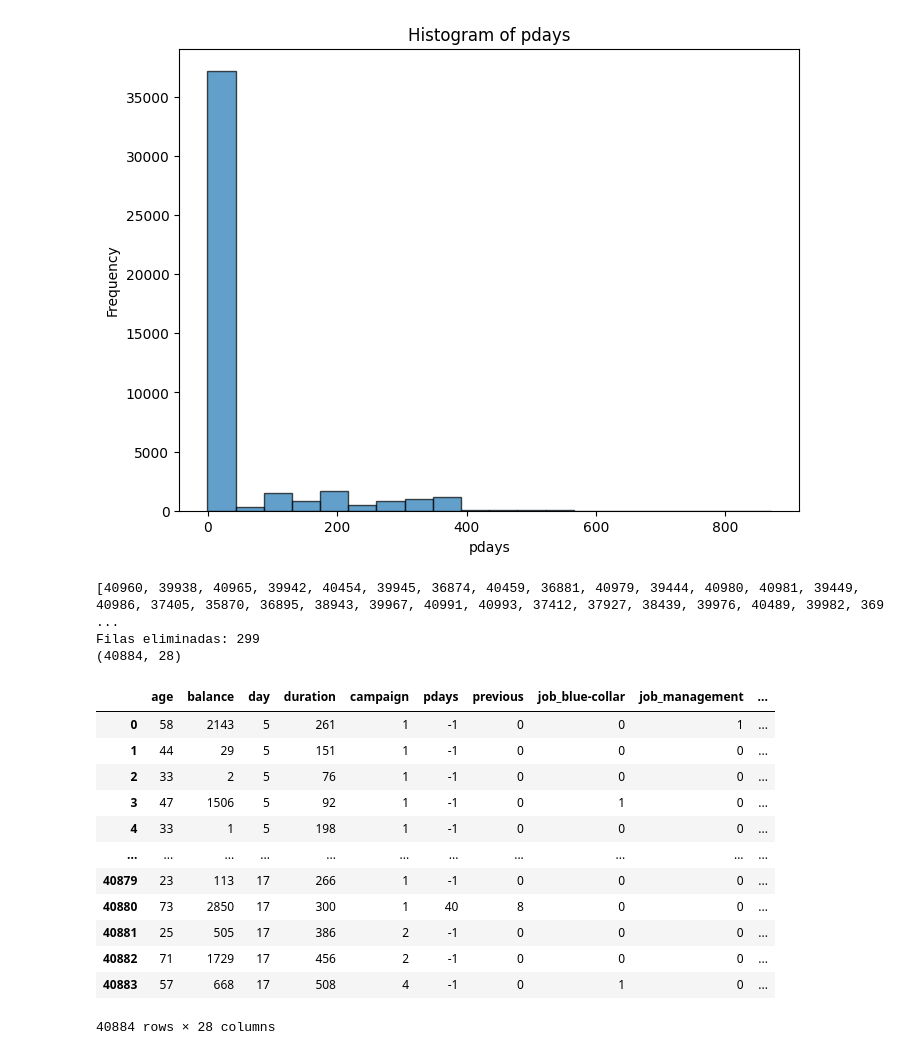
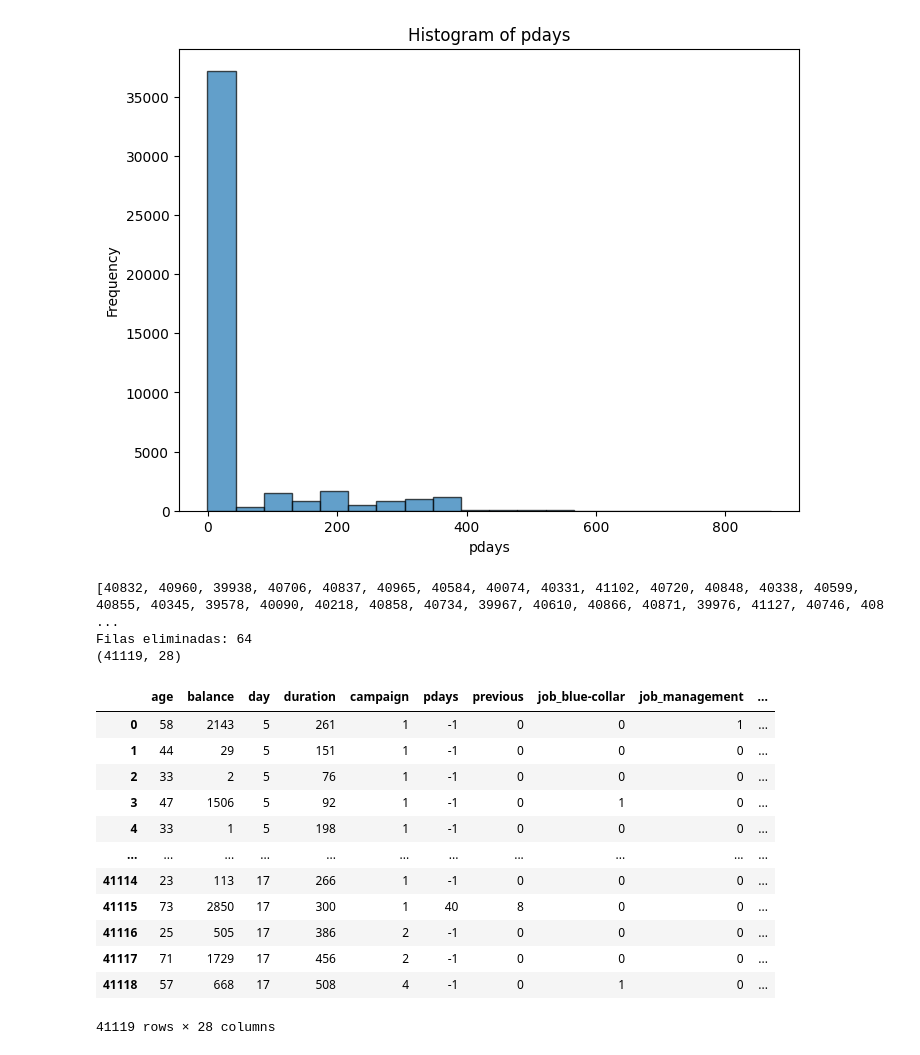
Before and after one commit to Marcocruz88/Repositorioproyecto2, a Jupyter notebook: limpiezadedatos.ipynb, the cells around one changed output. Saved outputs shown, nothing was run; the diff lists cells and outputs as text; code cells hidden in the pictures.

```diff
--- a/limpiezadedatos.ipynb
+++ b/limpiezadedatos.ipynb
@@ -389,39 +415,39 @@ plt.show()
 # %%
 eliminarpday = []
 
 columnas_eliminar=["pdays"]
 
 for i in df_clean[columnas_eliminar]:
     for j in range(df_clean.shape[0]):
-        if df_clean.loc[j, i] > 372:
+        if df_clean.loc[j, i] > 550:
             eliminarpday.append(j)
 
 eliminarpday=list(set(eliminarpday))
 print(eliminarpday)
 
 df_clean = df_clean.drop(index=eliminarpday)
 df_clean = df_clean.reset_index(drop=True)
 
 print(f"Filas eliminadas: {len(eliminarpday)}")
 print(df_clean.shape)
 df_clean
 # %% [output]
-[40960, 39938, 40965, 39942, 40454, 39945, 36874, 40459, 36881, 40979, 39444, 40980, 40981, 39449, 40986, 37405, 35870, 36895, 38943, 39967, 40991, 40993, 37412, 37927, 38439, 39976, 40489, 39982, 369 ...
-Filas eliminadas: 299
-(40884, 28)
+[40832, 40960, 39938, 40706, 40837, 40965, 40584, 40074, 40331, 41102, 40720, 40848, 40338, 40599, 40855, 40345, 39578, 40090, 40218, 40858, 40734, 39967, 40610, 40866, 40871, 39976, 41127, 40746, 408 ...
+Filas eliminadas: 64
+(41119, 28)
 |  | age | balance | day | duration | campaign | pdays | previous | job_blue-collar | job_management | ... |
 | 0 | 58 | 2143 | 5 | 261 | 1 | -1 | 0 | 0 | 1 | ... |
 | 1 | 44 | 29 | 5 | 151 | 1 | -1 | 0 | 0 | 0 | ... |
 | 2 | 33 | 2 | 5 | 76 | 1 | -1 | 0 | 0 | 0 | ... |
 | 3 | 47 | 1506 | 5 | 92 | 1 | -1 | 0 | 1 | 0 | ... |
 | 4 | 33 | 1 | 5 | 198 | 1 | -1 | 0 | 0 | 0 | ... |
 | ... | ... | ... | ... | ... | ... | ... | ... | ... | ... | ... |
-| 40879 | 23 | 113 | 17 | 266 | 1 | -1 | 0 | 0 | 0 | ... |
-| 40880 | 73 | 2850 | 17 | 300 | 1 | 40 | 8 | 0 | 0 | ... |
-| 40881 | 25 | 505 | 17 | 386 | 2 | -1 | 0 | 0 | 0 | ... |
-| 40882 | 71 | 1729 | 17 | 456 | 2 | -1 | 0 | 0 | 0 | ... |
-| 40883 | 57 | 668 | 17 | 508 | 4 | -1 | 0 | 1 | 0 | ... |
+| 41114 | 23 | 113 | 17 | 266 | 1 | -1 | 0 | 0 | 0 | ... |
+| 41115 | 73 | 2850 | 17 | 300 | 1 | 40 | 8 | 0 | 0 | ... |
+| 41116 | 25 | 505 | 17 | 386 | 2 | -1 | 0 | 0 | 0 | ... |
+| 41117 | 71 | 1729 | 17 | 456 | 2 | -1 | 0 | 0 | 0 | ... |
+| 41118 | 57 | 668 | 17 | 508 | 4 | -1 | 0 | 1 | 0 | ... |
-40884 rows × 28 columns
+41119 rows × 28 columns
 # %%
 import matplotlib.pyplot as plt
 
```
Also changed, not shown: parts of 7 cells of this notebook.
